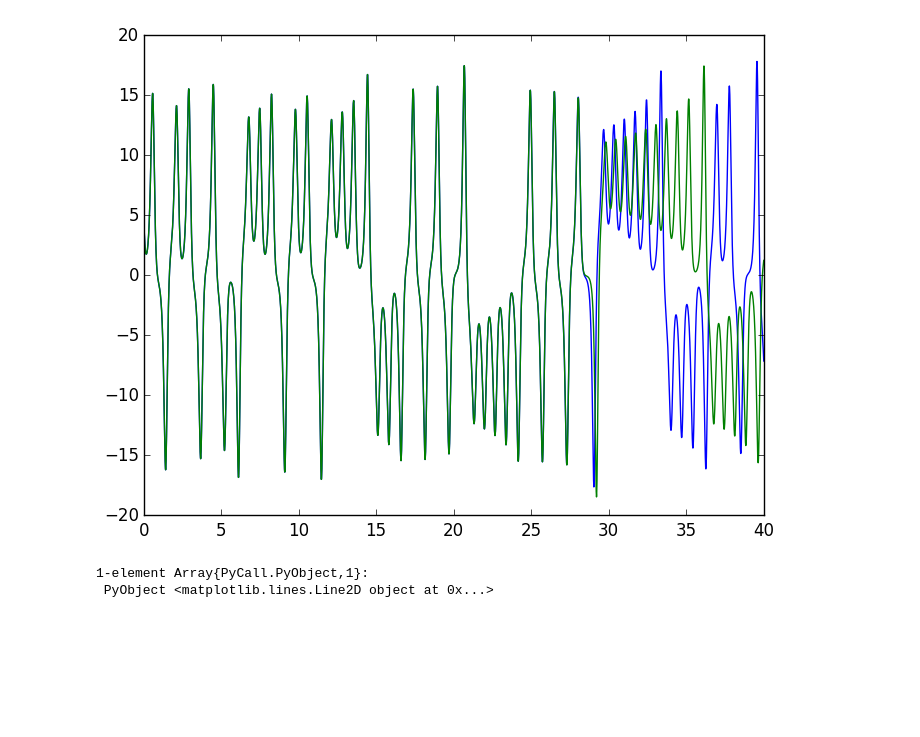
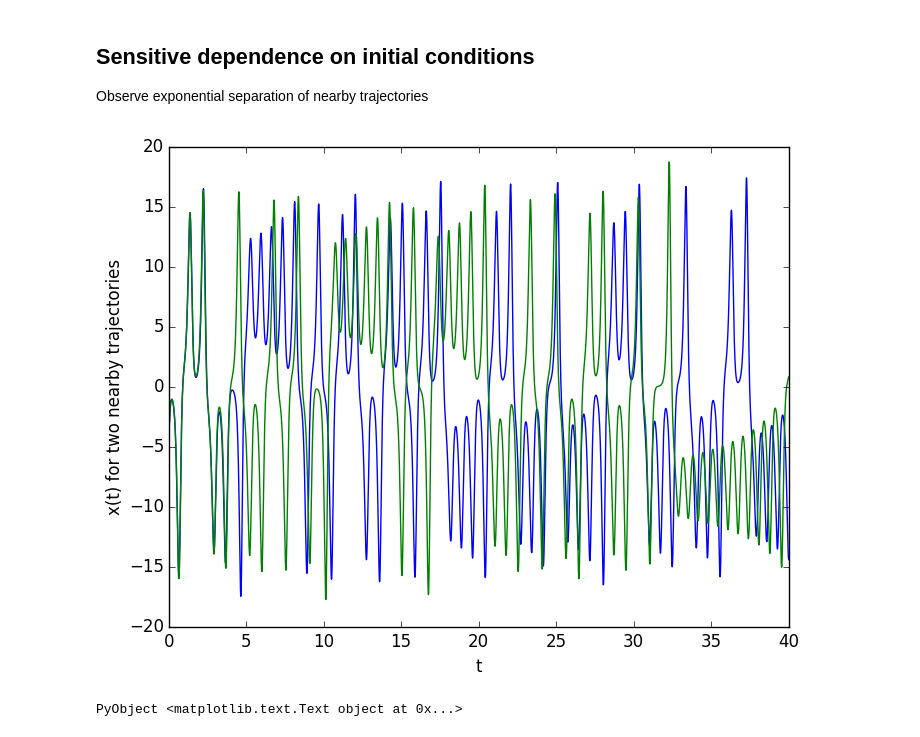
Before and after one commit to johnfgibson/math527, a Jupyter notebook: lectures/lecture-39-lorenz.ipynb, the cells around one changed output. Drawn from its saved outputs; the diff is of its cells as text; code cells hidden in the pictures; blank space fills up the shorter version.

```diff
--- a/lectures/lecture-39-lorenz.ipynb
+++ b/lectures/lecture-39-lorenz.ipynb
@@ -36,17 +42,17 @@ function rk4(f, x₀, tspan)
         k₄ = f(xₙ + k₃*dt)
         x[n+1,:] = xₙ + dt/6 * (k₁ + 2k₂ + 2k₃ + k₄)
     end
-    return t,x
+    return tspan,x
 end
 
 # integrate ẋ = f(t,x) numerically from t=0 to t=T
-T = 30.0
+T = 40.0
 dt = 0.01
-x₀ = [5; 0.0; 28.0]
+x₀ = [-5; 0.2; 30.0]      # an initial condition near attractor
 t,x = rk4(f, x₀, 0:dt:T)
 
 # plot trajectory x(t)
-plot3D(x[:,1], x[:,2], x[:,3], "b-")
+plot3D(x[:,1], x[:,2], x[:,3], "k-")
 xlabel("x")
 ylabel("y")
 zlabel("z")
@@ -82,13 +90,18 @@ PyObject <matplotlib.text.Text object at 0x...>
+# %% [markdown]
+## Sensitive dependence on initial conditions
+
+Observe exponential separation of nearby trajectories
 # %%
-# integrate ẋ = f(t,x) numerically from t=0 to t=21
-t = 0:0.01:40.0
-x₀ = [5; 0.0; 28.0]
-ϵ  = [0.000000000001; 0.0; 0.0]
+# integrate and plot two trajectories starting from nearby points
+x₀ = [-5; 0.2; 30.0]
+ϵ  = [0.1; 0.0; 0.0]
+
 t1,x1 = rk4(f, x₀, t)
 t2,x2 = rk4(f, x₀+ϵ, t);
 plot(t1, x1[:,1], "b-")
 plot(t2, x2[:,1], "g-")
+xlabel("t")
+ylabel("x(t) for two nearby trajectories")
 # %% [output]
-[figure, old version]
+[figure, new version]
-1-element Array{PyCall.PyObject,1}:
- PyObject <matplotlib.lines.Line2D object at 0x...>
+PyObject <matplotlib.text.Text object at 0x...>
```
Also changed, not shown: parts of 26 cells of this notebook.
